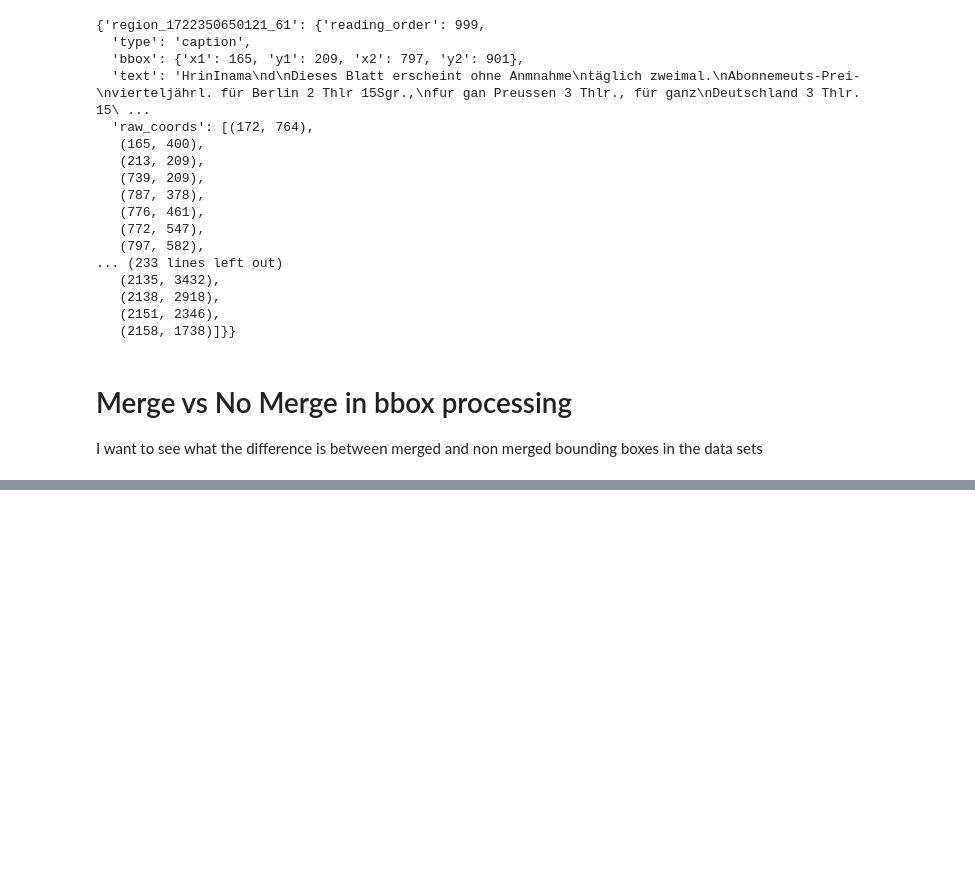
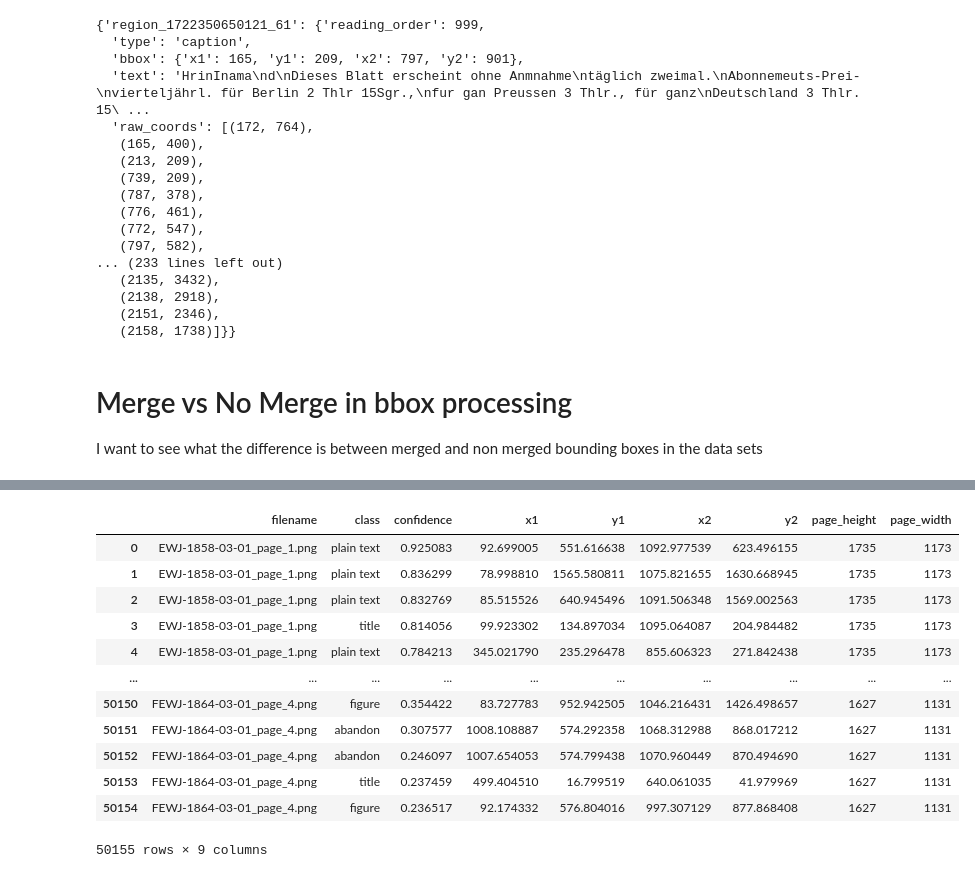
Before and after one commit to JonnoB/reading_the_unreadable, a Jupyter notebook: scrapbook.ipynb, the cells around one changed output, grey strips where cells are left out. Saved outputs shown, nothing was run; the diff lists cells and outputs as text; code cells hidden in the pictures; blank space fills up the shorter version.

```diff
--- a/scrapbook.ipynb
+++ b/scrapbook.ipynb
@@ -239,0 +295,18 @@ I want to see what the difference is between merged and non merged bounding boxe
+# %%
+test = pd.read_parquet('data/periodical_bboxes/raw/English_Womans_Journal_issue_PDF_files_1056.parquet')
+# %%
+test
+# %% [output]
+|  | filename | class | confidence | x1 | y1 | x2 | y2 | page_height | page_width |
+| 0 | EWJ-1858-03-01_page_1.png | plain text | 0.925083 | 92.699005 | 551.616638 | 1092.977539 | 623.496155 | 1735 | 1173 |
+| 1 | EWJ-1858-03-01_page_1.png | plain text | 0.836299 | 78.998810 | 1565.580811 | 1075.821655 | 1630.668945 | 1735 | 1173 |
+| 2 | EWJ-1858-03-01_page_1.png | plain text | 0.832769 | 85.515526 | 640.945496 | 1091.506348 | 1569.002563 | 1735 | 1173 |
+| 3 | EWJ-1858-03-01_page_1.png | title | 0.814056 | 99.923302 | 134.897034 | 1095.064087 | 204.984482 | 1735 | 1173 |
+| 4 | EWJ-1858-03-01_page_1.png | plain text | 0.784213 | 345.021790 | 235.296478 | 855.606323 | 271.842438 | 1735 | 1173 |
+| ... | ... | ... | ... | ... | ... | ... | ... | ... | ... |
+| 50150 | FEWJ-1864-03-01_page_4.png | figure | 0.354422 | 83.727783 | 952.942505 | 1046.216431 | 1426.498657 | 1627 | 1131 |
+| 50151 | FEWJ-1864-03-01_page_4.png | abandon | 0.307577 | 1008.108887 | 574.292358 | 1068.312988 | 868.017212 | 1627 | 1131 |
+| 50152 | FEWJ-1864-03-01_page_4.png | abandon | 0.246097 | 1007.654053 | 574.799438 | 1070.960449 | 870.494690 | 1627 | 1131 |
+| 50153 | FEWJ-1864-03-01_page_4.png | title | 0.237459 | 499.404510 | 16.799519 | 640.061035 | 41.979969 | 1627 | 1131 |
+| 50154 | FEWJ-1864-03-01_page_4.png | figure | 0.236517 | 92.174332 | 576.804016 | 997.307129 | 877.868408 | 1627 | 1131 |
+50155 rows × 9 columns
```
Also changed, not shown: parts of 4 cells of this notebook, 9 other files.
